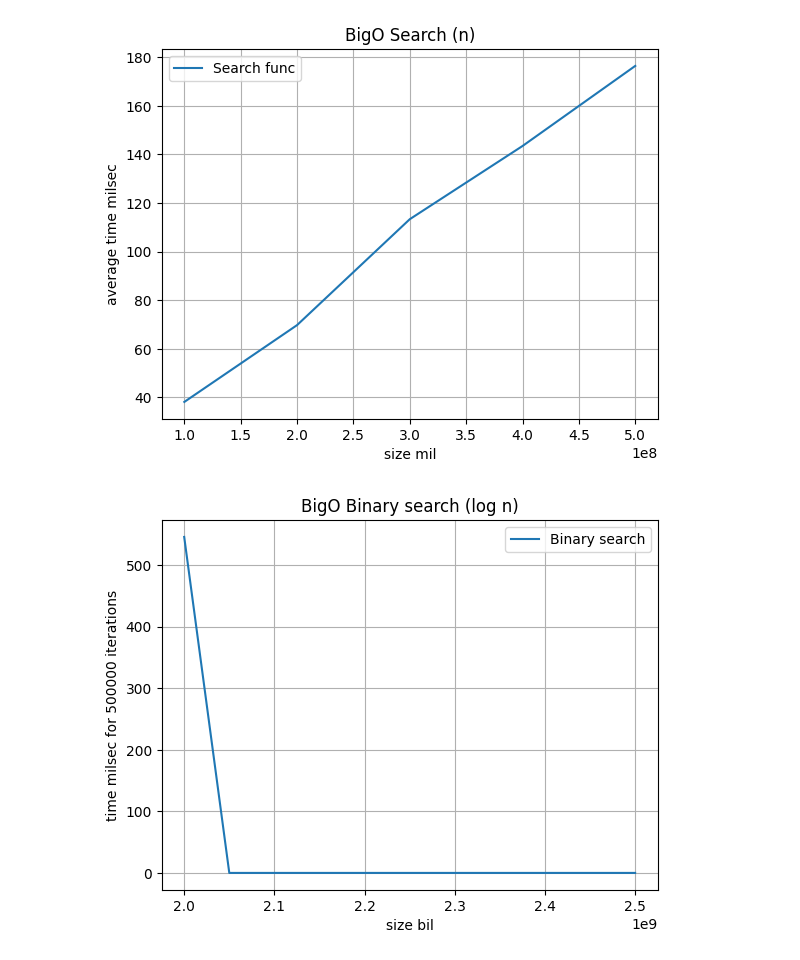
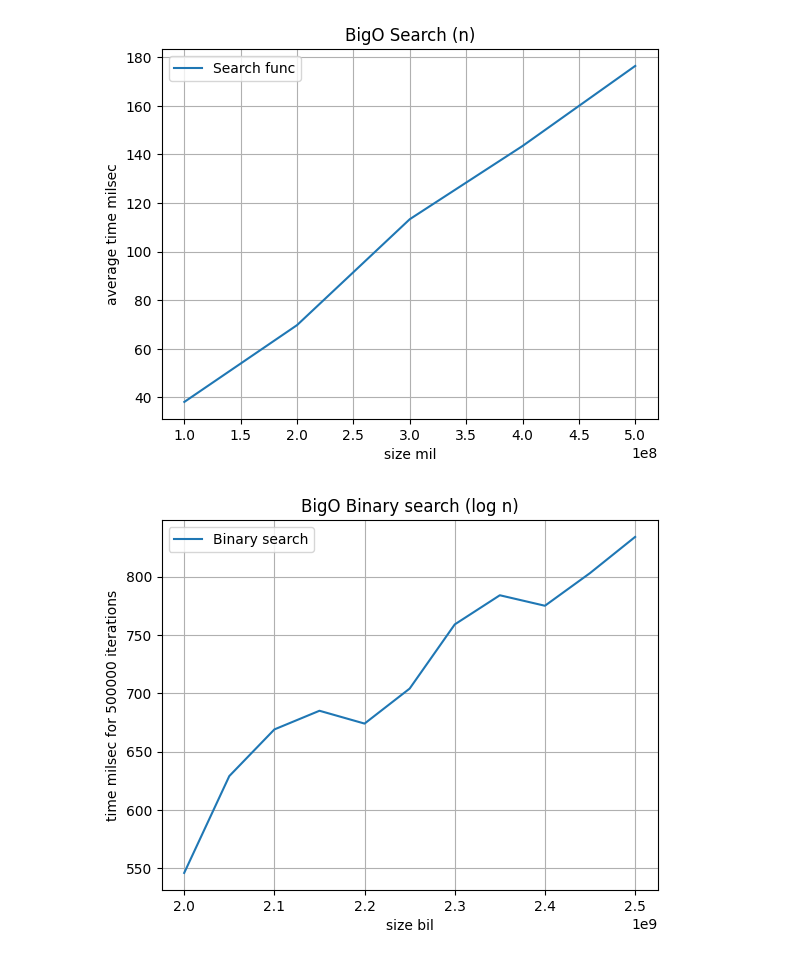
Before and after one commit to IgoninID/ArraysSAOD, a Jupyter notebook: Charts_for_search_functions.ipynb, the cells around one changed output. Drawn from its saved outputs; the diff is of its cells as text; code cells hidden in the pictures.

```diff
--- a/Charts_for_search_functions.ipynb
+++ b/Charts_for_search_functions.ipynb
@@ -3,28 +3,28 @@
 # %%
 import matplotlib.pyplot as plt
 import matplotlib.pyplot as plt2
 
 x  = [100000000, 200000000, 300000000, 400000000, 500000000]
 y1 = [38.14, 69.75, 113.34, 143.46, 176.42]
 plt.plot(x, y1, label="Search func")
 
 plt.xlabel("size mil")
 plt.ylabel("average time milsec")
 plt.title("BigO Search (n)")
 plt.grid(1)
 plt.legend()
 plt.show()
 
 x2 = [2000000000, 2050000000, 2100000000, 2150000000, 2200000000, 2250000000, 2300000000, 2350000000, 2400000000, 2450000000, 2500000000]
-y2 = [546, 0, 0, 0, 0, 0, 0, 0, 0, 0, 0]
+y2 = [546, 629, 669, 685, 674, 704, 759, 784, 775, 803, 834]
 plt2.plot(x2, y2, label="Binary search")
 
 plt2.xlabel("size bil")
 plt2.ylabel("time milsec for 500000 iterations")
 plt2.title("BigO Binary search (log n)")
 plt2.grid(1)
 plt2.legend()
 plt2.show()
 # %% [output]
 [figure]
-[figure, old version]
+[figure, new version]
```
Also changed, not shown: parts of 1 cell of this notebook.
